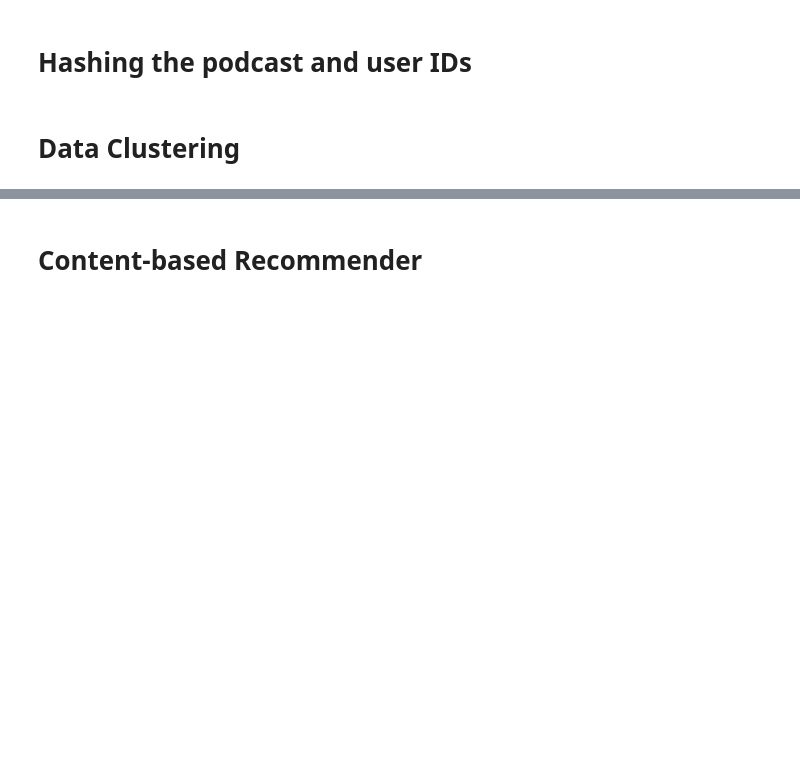
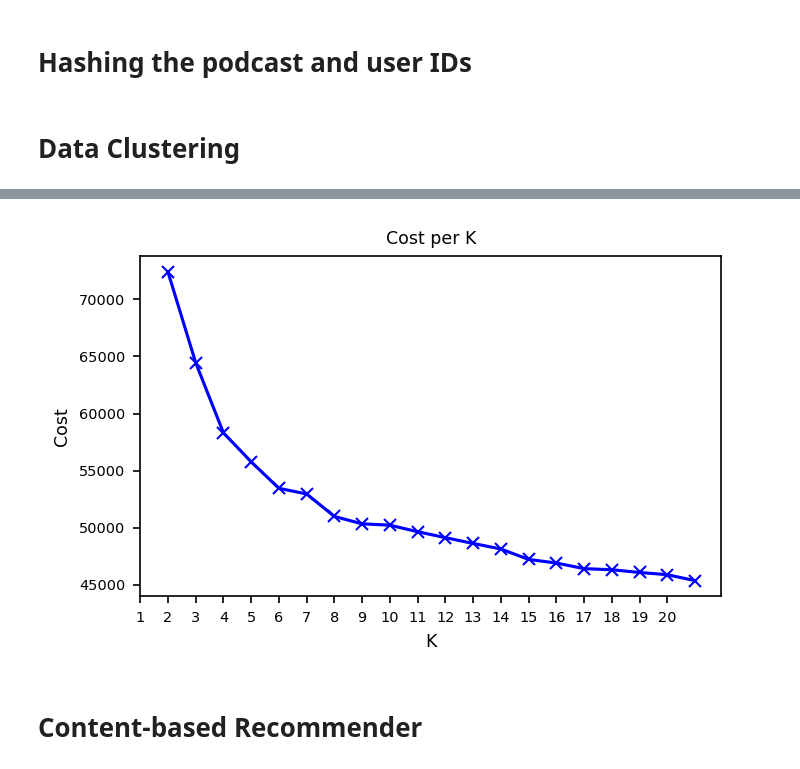
Before and after one commit to ferkofodor-dtu/ComputationalTools, a Jupyter notebook: Group31-recommenders.ipynb, the cells around one changed output, grey strips where cells are left out. Cells and saved outputs as stored; diff of their text form; code cells hidden in the pictures; blank space fills up the shorter version.

```diff
--- a/Group31-recommenders.ipynb
+++ b/Group31-recommenders.ipynb
@@ -157,5 +194,5 @@ Unique reviews: 202755
 # merge reviews with podcast_w_category
 reviews_w_podcast_w_category = reviews.merge(podcast_w_category, on='podcast_id', how='inner')
 # keep only the columns we need
-reviews_w_podcast_w_category = reviews_w_podcast_w_category[['author_id', 'podcast_id', 'podcast_title', 'category', 'rating', 'created_at']]
+reviews_w_podcast_w_category = reviews_w_podcast_w_category[['author_id', 'podcast_id', 'p_title', 'category', 'rating', 'created_at']]
 reviews_w_podcast_w_category = reviews_w_podcast_w_category.sort_values(by=['author_id', 'created_at'], ascending=False)
@@ -166,6 +208,7 @@ def prepare_data_for_clustering(data, K):
     K: number of most recent reviews to consider
     """
     # get the K most recent reviews for each author
+    data = data.copy()
     data = data.groupby('author_id').head(K)
     authors = data['author_id'].unique()
     total_authors = authors.shape[0]
@@ -250,21 +274,0 @@ NameError: name 'reviews_w_podcast_w_category_k' is not defined
-# %%
-from kmodes.kmodes import KModes
-import matplotlib.pyplot as plt
-import numpy as np
-import time
-
-start_time = time.time()
-# create a KMeans instance with k clusters
-kmodes = KModes(n_clusters=7, init = 'random', verbose=0 , max_iter=100, n_jobs=1, random_state=42)
-# fit the model to the matrix
-kmodes.fit(matrix_K_categories)
-# get the cost
-cost.append(kmodes.cost_)
-# print max iterations of the algorithm
-end_time = time.time()
-print(f"For K: {7} and init method {initials[0]}-> Max iterations: {kmodes.n_iter_}  Cost: {kmodes.cost_} Time: {round((end_time - start_time)/60,3)} minutes")
-# get centroids
-#print(f"Centroids: {kmodes.cluster_centroids_}")
-
-# Assign the cluster labels to the a temp matrix
-matrix_K_categories['cluster'] = kmodes.labels_
@@ -272,0 +275,8 @@ NameError: name 'matrix_K_categories' is not defined
+# %%
+cluster_Ks = [1,2,3,4,5,6,7,8,9,10,11,12,13,14,15,16,17,18,19,20]
+matrix_K_categories = prepare_data_for_clustering(reviews_w_podcast_w_category, K)
+cost_per_K = []
+for K in cluster_Ks:
+    print(f'Clustering for K={K}')
+    data, centroids, cost = clustering(matrix_K_categories, K)
+    cost_per_K.append(cost)
@@ -273,3 +301,16 @@ NameError: name 'matrix_K_categories' is not defined
+# %%
+# plot costs with x axis integer values
+import matplotlib.pyplot as plt
+
+plt.plot(cluster_Ks, cost_per_K, 'bx-')
+plt.xlabel('K')
+plt.ylabel('Cost')
+plt.title('Cost per K')
+default_x_ticks = range(len(cluster_Ks))
+plt.xticks(default_x_ticks, cluster_Ks)
+plt.show()
+# %% [output]
+[figure, added]
 # %% [markdown]
 # Content-based Recommender
 # %%
```
Also changed, not shown: parts of 15 cells of this notebook.
